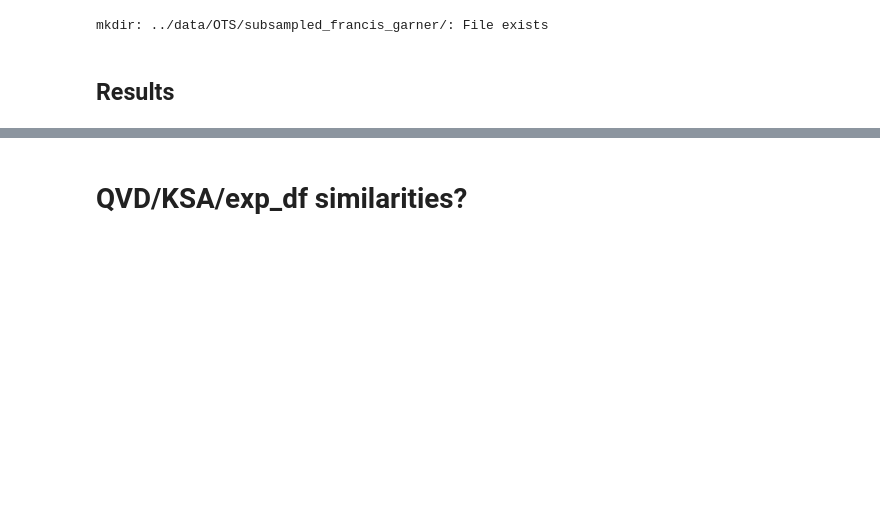
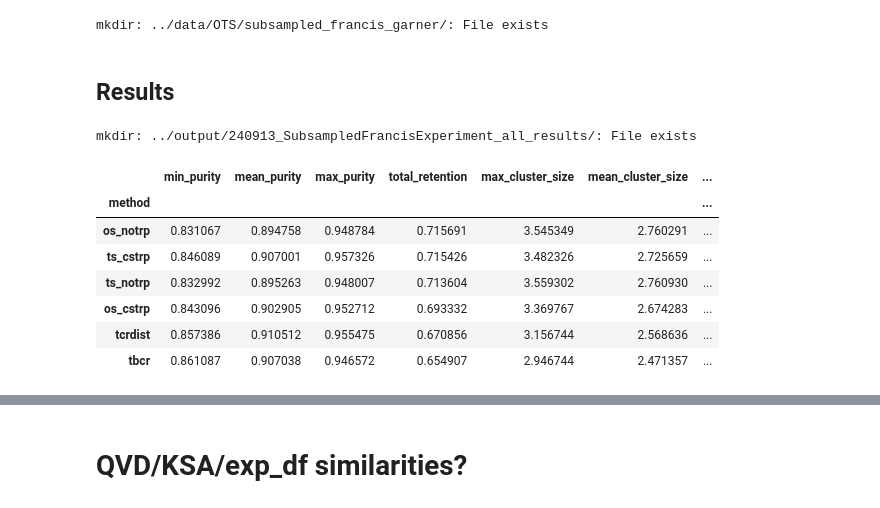
Before and after one commit to richieYT-wan/tclustr, a Jupyter notebook: notebooks/241001_extra_exps2.ipynb, the cells around one changed output, grey strips where cells are left out. Drawn from its saved outputs; the diff is of its cells as text; code cells hidden in the pictures; blank space fills up the shorter version.

```diff
--- a/notebooks/241001_extra_exps2.ipynb
+++ b/notebooks/241001_extra_exps2.ipynb
@@ -253,0 +410,17 @@ mkdir: ../data/OTS/subsampled_francis_garner/: File exists
+# %%
+%mkdir ../output/240913_SubsampledFrancisExperiment_all_results/
+all_cat.to_csv('../output/240913_SubsampledFrancisExperiment_all_results/healthy_lowcount_all_cat.csv')
+all_mean.to_csv('../output/240913_SubsampledFrancisExperiment_all_results/healthy_lowcount_all_mean.csv')
+# %% [output]
+mkdir: ../output/240913_SubsampledFrancisExperiment_all_results/: File exists
+# %%
+all_mean.sort_values('total_retention',ascending=False)
+# %% [output]
+|  | min_purity | mean_purity | max_purity | total_retention | max_cluster_size | mean_cluster_size | ... |
+| method |  |  |  |  |  |  | ... |
+| os_notrp | 0.831067 | 0.894758 | 0.948784 | 0.715691 | 3.545349 | 2.760291 | ... |
+| ts_cstrp | 0.846089 | 0.907001 | 0.957326 | 0.715426 | 3.482326 | 2.725659 | ... |
+| ts_notrp | 0.832992 | 0.895263 | 0.948007 | 0.713604 | 3.559302 | 2.760930 | ... |
+| os_cstrp | 0.843096 | 0.902905 | 0.952712 | 0.693332 | 3.369767 | 2.674283 | ... |
+| tcrdist | 0.857386 | 0.910512 | 0.955475 | 0.670856 | 3.156744 | 2.568636 | ... |
+| tbcr | 0.861087 | 0.907038 | 0.946572 | 0.654907 | 2.946744 | 2.471357 | ... |
```
Also changed, not shown: parts of 12 cells of this notebook, 2 other files.
